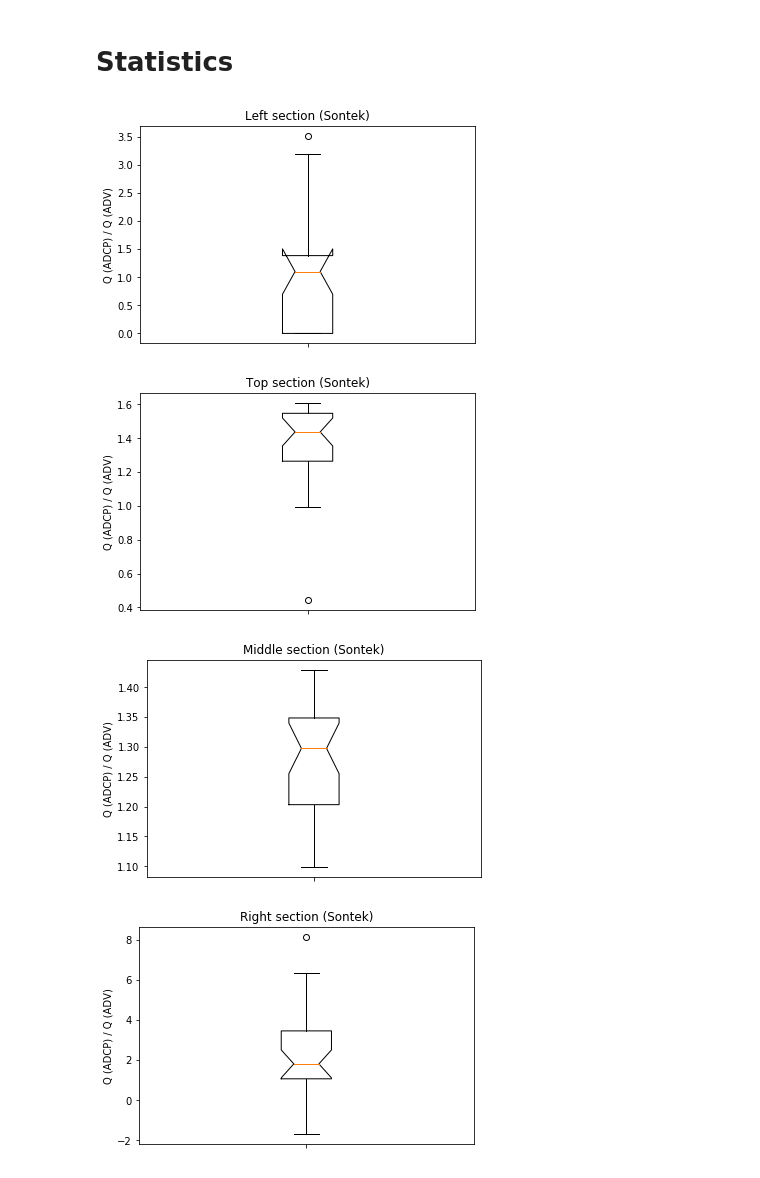
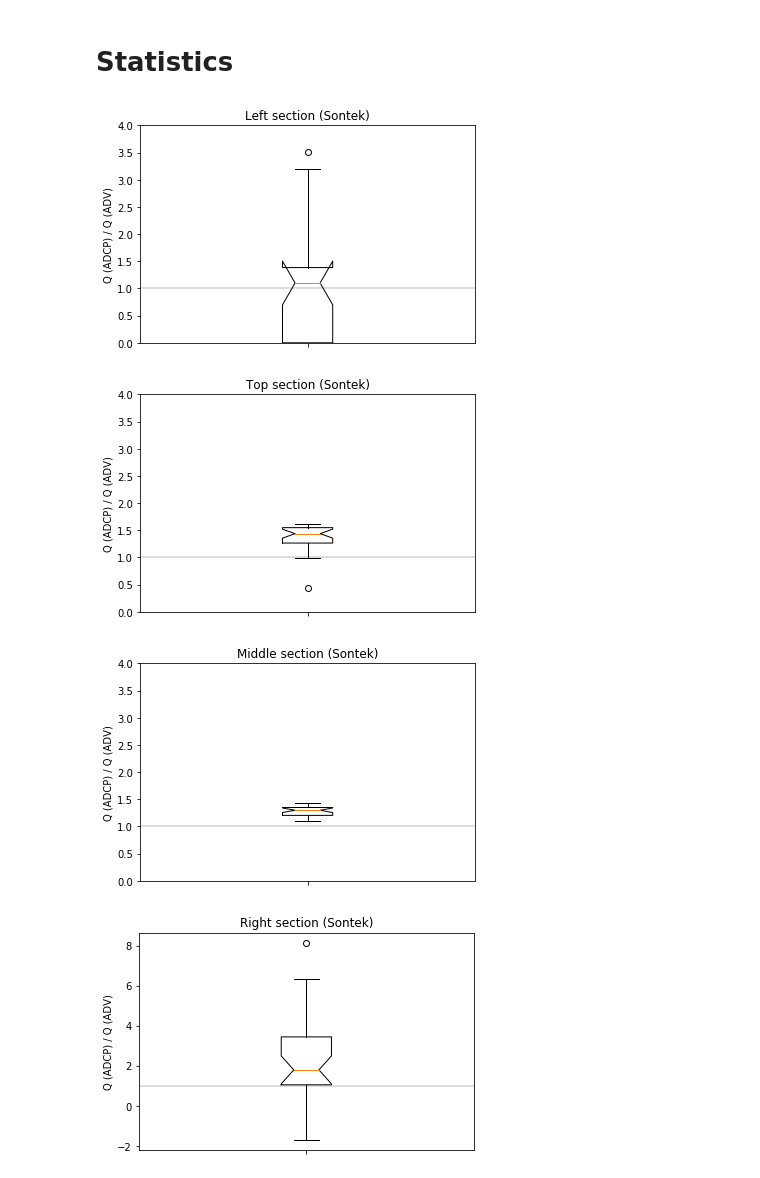
Before and after one commit to SjoerdGn/fieldwork-2019-adcp-adv, a Jupyter notebook: code/reading_sontek.ipynb, the cells around one changed output. Drawn from its saved outputs; the diff is of its cells as text; code cells hidden in the pictures.

```diff
--- a/code/reading_sontek.ipynb
+++ b/code/reading_sontek.ipynb
@@ -712,36 +712,39 @@ adv_q = pd.read_csv(loc_adv, delimiter = ',')
 
 
 adcp_adv = {}
 adcp_adv['Right_q'] = []
 adcp_adv['Left_q'] = []
 adcp_adv['Top_q'] = []
 adcp_adv['Middle_q'] = []
 
 headername = {'Right_q': 'Right section',
              'Left_q': 'Left section',
              'Middle_q': 'Middle section',
              'Top_q': 'Top section'}
 
 for header in adv_q.iloc[:,2:6]:
 
     for i in range(len(adv_q)):
         q_from_adv = adv_q[header][i]
         #print(q_from_adv)
         day_adv = adv_q['Day'][i]
         num = int(adv_q['Num'][i]-1)
         q_from_adcp = every_q[header][day_adv][num]
 
         adcp_adv[header].append(q_from_adcp/q_from_adv)
     plt.figure()
-    plt.boxplot(adcp_adv[header], 'ro')
+    plt.boxplot(adcp_adv[header], 'ro', zorder = 2)
     titlestring = headername[header] + ' ({device})'.format(device=device)
     plt.title(titlestring)
     plt.xticks([1], '')
     plt.ylabel('Q (ADCP) / Q (ADV)')
+    if header != 'Right_q':
+        plt.ylim(0, 4)
+    plt.axhline(y=1, color = 'lightgrey', zorder = 1)
     if save_boxplots:
-        plt.savefig(folder_file_save.format('Statistics_'+titlestring), dpi=300)
+        plt.savefig(folder_file_save.format('Statistics_'+titlestring+'_2'), dpi=300)
 # %% [output]
-[figure, old version]
+[figure, new version]
-[figure, old version]
+[figure, new version]
-[figure, old version]
+[figure, new version]
 [figure]
```
Also changed, not shown: 5 other files.
